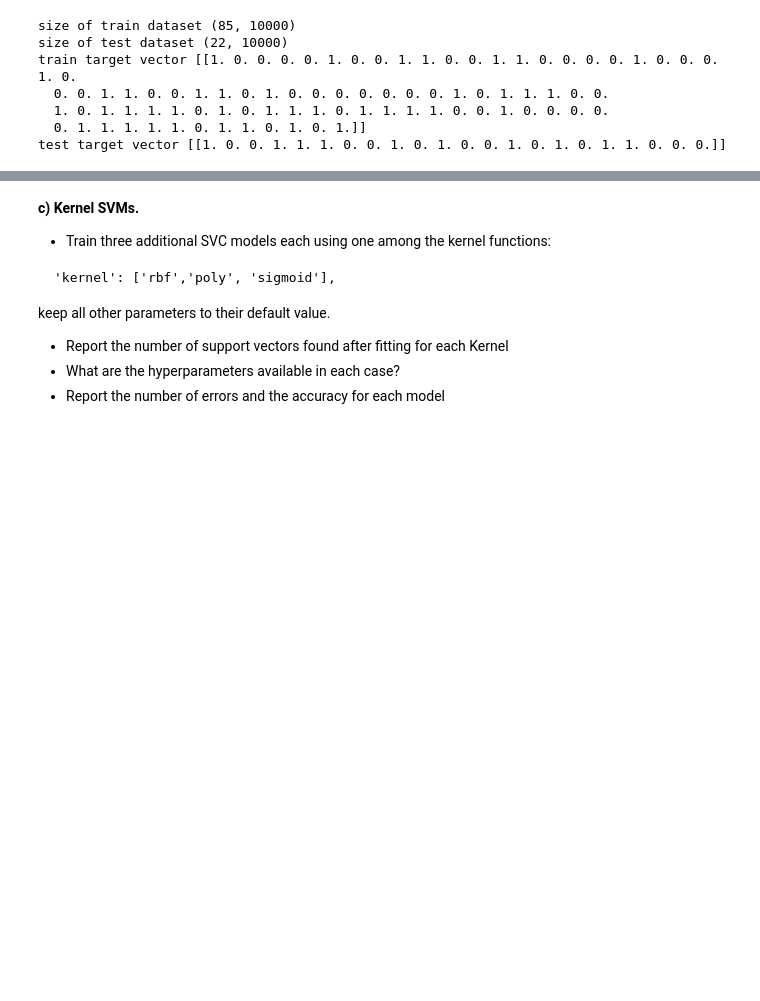
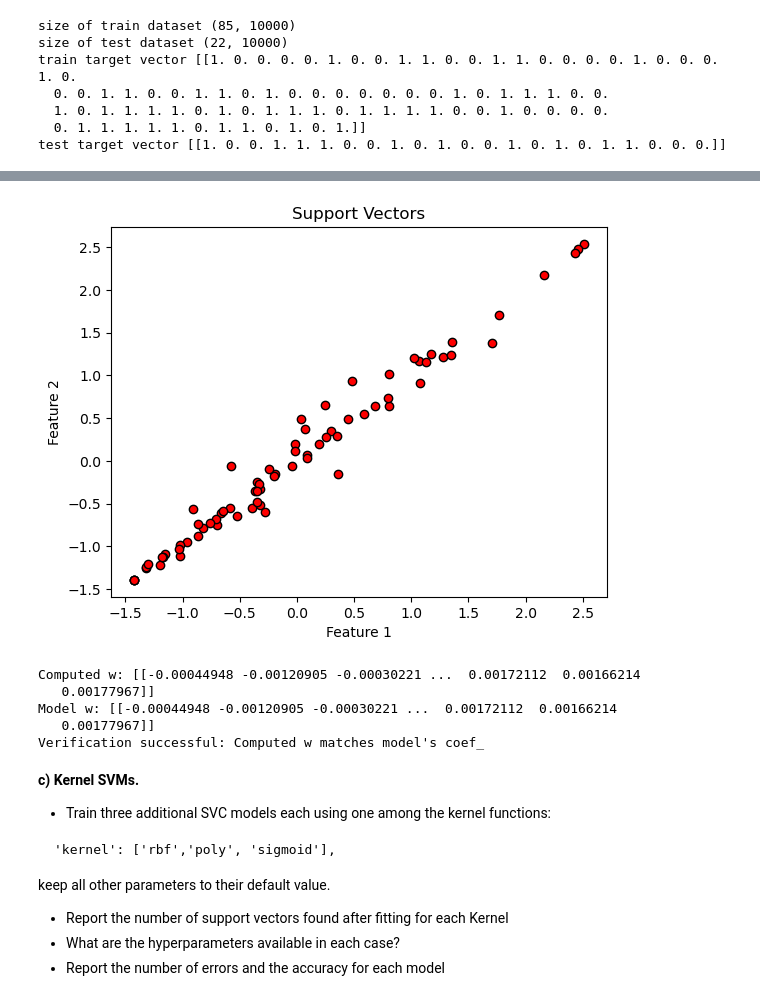
Before and after one commit to JayPanchariya/svm, a Jupyter notebook: 2024_2025_From_Linear_Classifiers_to_SVMs_sv.ipynb, the cells around one changed output, grey strips where cells are left out. Cells and saved outputs as stored; diff of their text form; code cells hidden in the pictures; blank space fills up the shorter version.

```diff
--- a/2024_2025_From_Linear_Classifiers_to_SVMs_sv.ipynb
+++ b/2024_2025_From_Linear_Classifiers_to_SVMs_sv.ipynb
@@ -75,5 +76,0 @@ for i, name in enumerate(os.walk(IMDIR)):
-# %%
-labelNamesAll=[]
-for index, (root, dirnames, filenames) in enumerate(os.walk(IMDIR)):
-      labelNamesAll.append(dirnames)
-      print(dirnames)
@@ -233,7 +218,7 @@ Class labels [[0. 0. 0. 0. 0. 0. 0. 0. 0. 0. 0. 0. 0. 0. 0. 0. 0. 0. 0. 0. 0. 0.
 # %%
 #PUT your code here, and check the obtained matrices
 from sklearn.model_selection import train_test_split
-X_train, X_test, Y_train, Y_test = train_test_split(X, Y, test_size=0.20, random_state=42)
+X_train, X_test, Y_train, Y_test = train_test_split(X, Y, test_size=0.20, random_state=42, shuffle=True)
 print("size of train dataset",X_train.shape)
 print("size of test dataset",X_test.shape)
 print("train target vector",Y_train.T)
@@ -294,0 +281,4 @@ Test: [[3 9]
+# %%
+support_vectors = svm_pipeline.named_steps['svc'].support_vectors_
+num_support_vectors = len(svm_pipeline.named_steps['svc'].support_)
+print(f"Number of support vectors: {num_support_vectors}")
@@ -307,21 +305,0 @@ svmLin.coef_.shape
-# %%
-from sklearn.inspection import DecisionBoundaryDisplay
-plt.figure(figsize=(10, 5))
-# we can also calculate the decision function manually
-    # decision_function = np.dot(X, clf.coef_[0]) + clf.intercept_[0]
-    # The support vectors are the samples that lie within the margin
-    # boundaries, whose size is conventionally constrained to 1
-# obtain the support vectors through the decision function
-decision_function = clf.decision_function(X)
-support_vector_indices = np.where(np.abs(decision_function) <= 1 + 1e-15)[0]
-support_vectors = X[support_vector_indices]
-ax = plt.gca()
-
-# plt.scatter(support_vectors[:, 0],support_vectors[:, 1],
-#         s=100,
-#         linewidth=1,
-#         facecolors="none",
-#         edgecolors="k",
-#     )
-
-support_vectors.shape
@@ -331,3 +334,28 @@ support_vectors.shape
+# %%
+import matplotlib.pyplot as plt
+plt.figure()
+plt.scatter(support_vectors[:, 0], support_vectors[:, 1], edgecolors='k', c='r', marker='o')
+plt.title("Support Vectors")
+plt.xlabel("Feature 1")
+plt.ylabel("Feature 2")
+plt.show()
+# %% [output]
+[figure, added]
+# %%
+computed_w = np.dot(dual_coefficients, support_vectors)
+print("Computed w:", computed_w)
+
+model_w = svmLin.coef_
+print("Model w:", model_w)
+
+assert np.allclose(computed_w, model_w), "Computed w does not match model's coef_"
+print("Verification successful: Computed w matches model's coef_")
+# %% [output]
+Computed w: [[-0.00044948 -0.00120905 -0.00030221 ...  0.00172112  0.00166214
+   0.00177967]]
+Model w: [[-0.00044948 -0.00120905 -0.00030221 ...  0.00172112  0.00166214
+   0.00177967]]
+Verification successful: Computed w matches model's coef_
 # %% [markdown]
 **c) Kernel SVMs.**
 * Train three additional SVC models each using one among the kernel functions:
```
Also changed, not shown: parts of 21 cells of this notebook.
